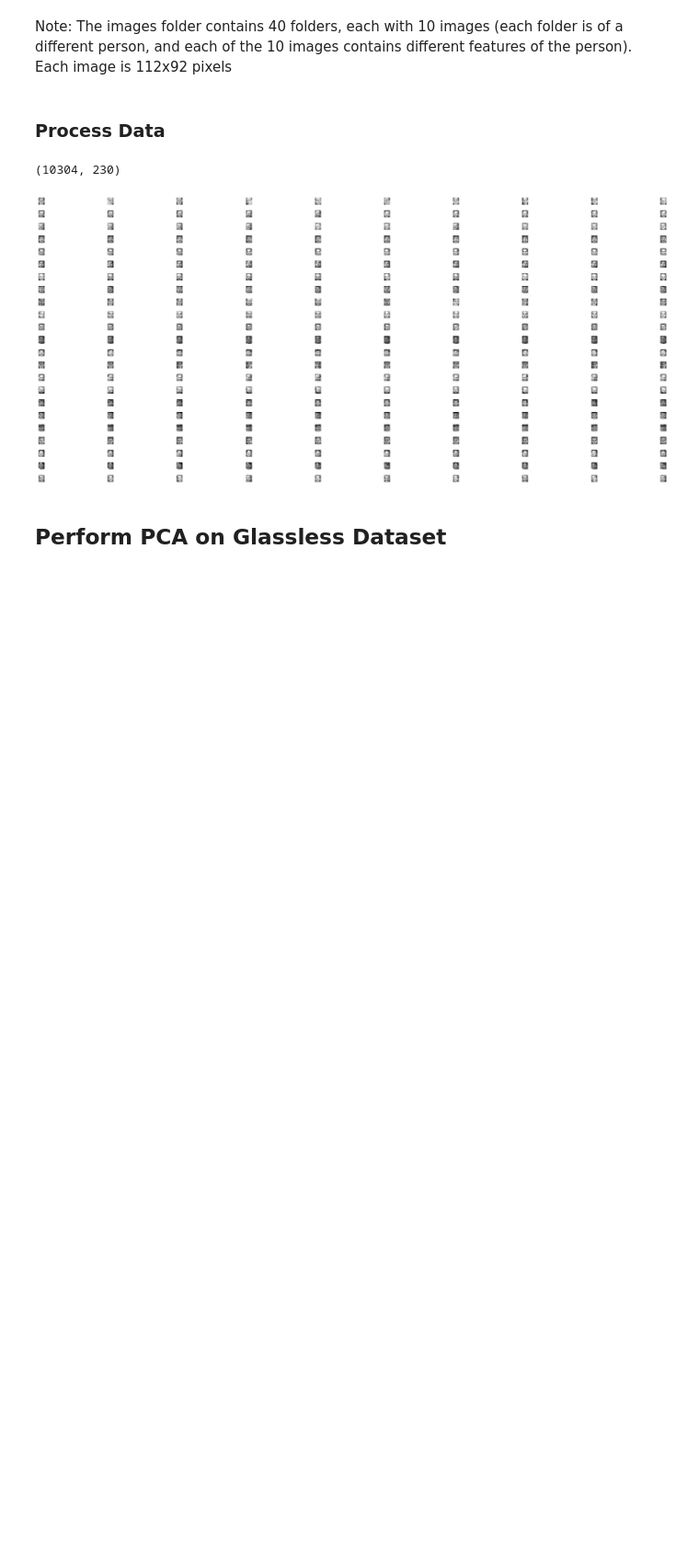
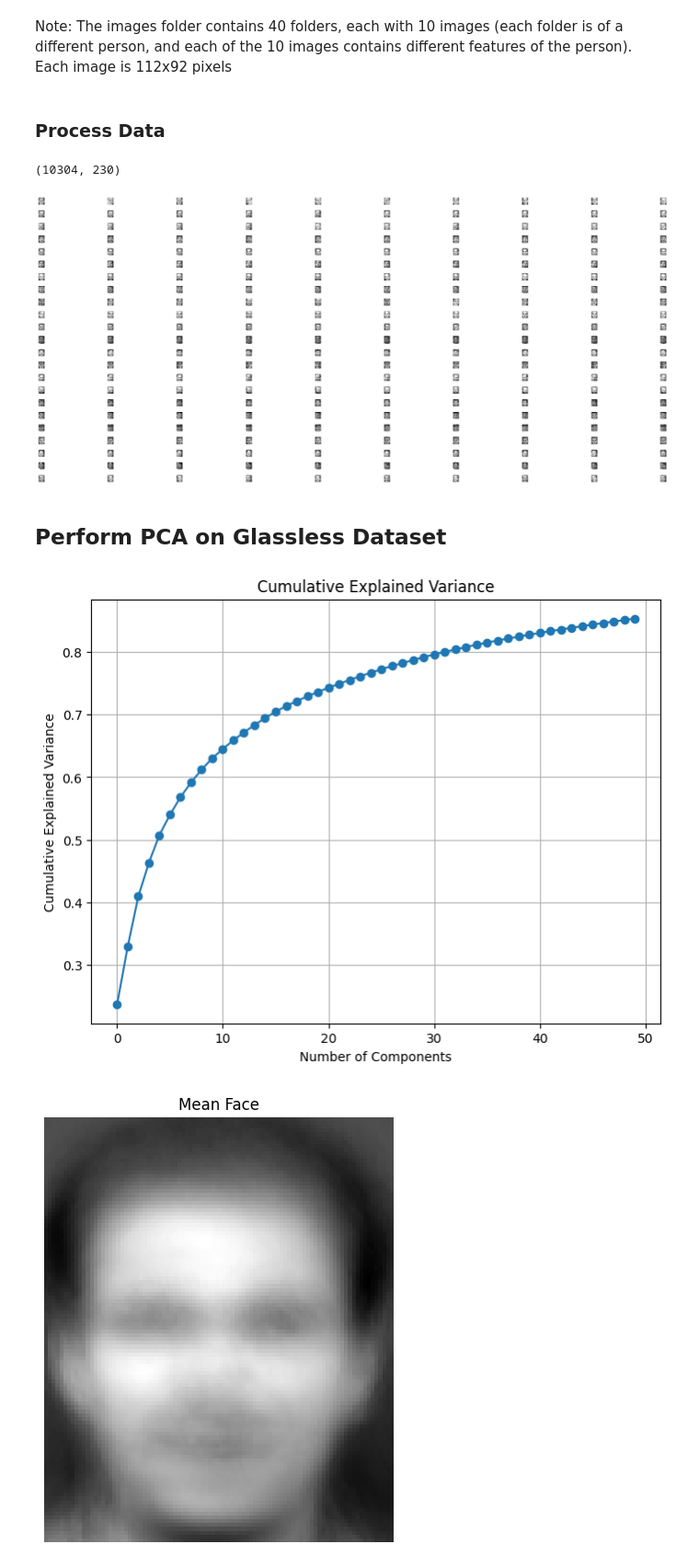
Before and after one commit to sebastian110203/COGS118BProject, a Jupyter notebook: Cogs118b_Project.ipynb, the cells around one changed output. Shown at 92% size. Cells and saved outputs as stored; diff of their text form; code cells hidden in the pictures; blank space fills up the shorter version.

```diff
--- a/Cogs118b_Project.ipynb
+++ b/Cogs118b_Project.ipynb
@@ -83,3 +83,56 @@ display_pgm_images(images, selected_people, selected_imgs)
 [figure]
 # %% [markdown]
 ## Perform PCA on Glassless Dataset
+# %%
+import numpy as np
+from sklearn.decomposition import PCA
+import matplotlib.pyplot as plt
+
+
+mean_face = np.mean(ds, axis=1, keepdims=True)
+Z = ds - mean_face
+
+pca = PCA(n_components=50)
+principal_components = pca.fit_transform(Z.T)
+explained_variance_ratio = pca.explained_variance_ratio_
+
+cumulative_variance = np.cumsum(explained_variance_ratio)
+plt.figure(figsize=(8, 6))
+plt.plot(cumulative_variance, marker='o')
+plt.title('Cumulative Explained Variance')
+plt.xlabel('Number of Components')
+plt.ylabel('Cumulative Explained Variance')
+plt.grid()
+plt.show()
+
+reconstructed_ds = pca.inverse_transform(principal_components)
+
+def visualize_faces(original, reconstructed, n=5):
+    plt.figure(figsize=(15, 5))
+    for i in range(n):
+        plt.subplot(2, n, i + 1)
+        plt.imshow(original[:, i].reshape(112, 92), cmap='gray')
+        plt.axis('off')
+        plt.title('Original')
+
+        plt.subplot(2, n, i + n + 1)
+        plt.imshow(reconstructed[i].reshape(112, 92), cmap='gray')
+        plt.axis('off')
+        plt.title('Reconstructed')
+    plt.tight_layout()
+    plt.show()
+
+plt.figure(figsize=(6, 6))
+plt.imshow(mean_face.reshape(112, 92), cmap='gray')
+plt.title('Mean Face')
+plt.axis('off')
+plt.show()
+
+visualize_faces(Z, reconstructed_ds, n=10)
+
+#print("Principal Components Shape:", principal_components.shape)
+#print("Explained Variance Ratio:", explained_variance_ratio)
+#print("Cumulative Explained Variance:", cumulative_variance)
+# %% [output]
+[figure, added]
+[figure, added]
```
Also changed, not shown: parts of 8 cells of this notebook.
